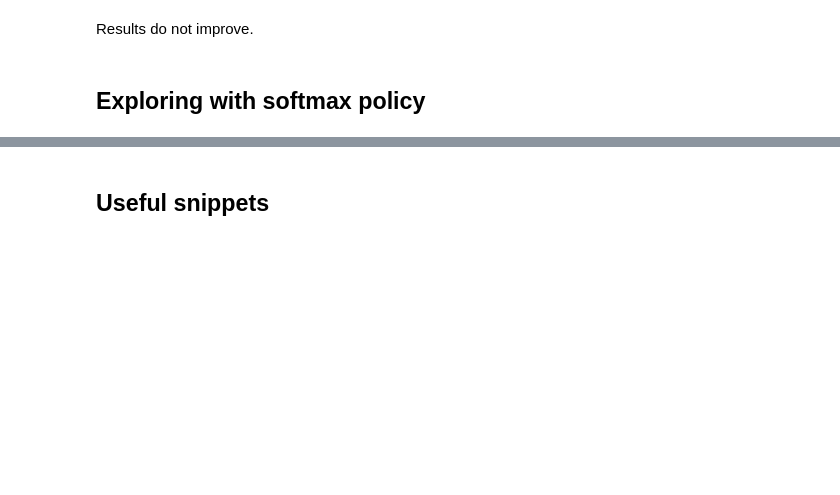
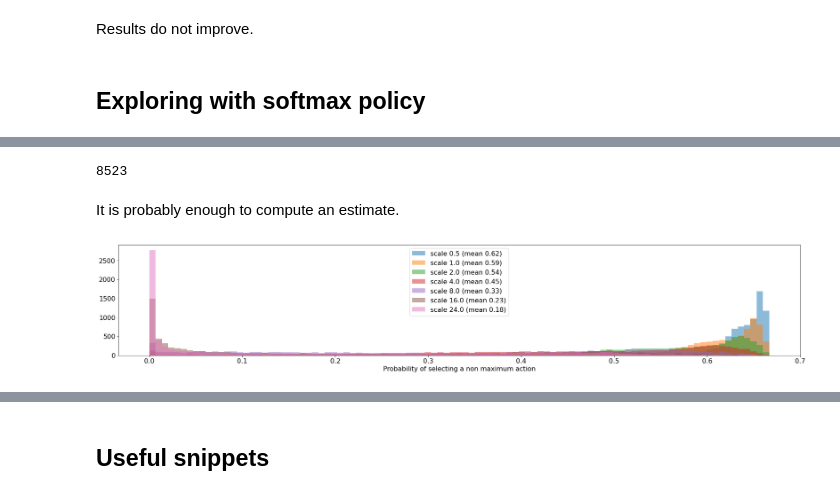
Before and after one commit to ironbar/hungry_geese, a Jupyter notebook: notebooks/006_ladder_of_agents.ipynb, the cells around one changed output, grey strips where cells are left out. Cells and saved outputs as stored; diff of their text form; code cells hidden in the pictures; blank space fills up the shorter version.

```diff
--- a/notebooks/006_ladder_of_agents.ipynb
+++ b/notebooks/006_ladder_of_agents.ipynb
@@ -2122,0 +2184,11 @@ Results do not improve.
+# %%
+env = make('hungry_geese')
+q_values = []
+for _ in tqdm(range(50)):
+    q_value_agent.reset()
+    ret = env.run([q_value_agent] + [agents[name] for name in initial_elo_ranking.index.values[1:4]])
+    print([obj['reward'] for obj in ret[-1]])
+    raw_q_values = q_value_agent.q_values
+    for idx, action in enumerate(q_value_agent.state.actions[:-1]):
+        raw_q_values[idx+1][ACTION_TO_IDX[action]] -= 1e3
+    q_values.append(raw_q_values)
@@ -2122,0 +2213,26 @@ Results do not improve.
+# %%
+q_values = np.concatenate(q_values)
+len(q_values)
+# %% [output]
+8523
+# %% [markdown]
+It is probably enough to compute an estimate.
+# %%
+def compute_probabilities(q_values, scale):
+    probabilities = np.exp(q_values*scale)
+    probabilities /= np.expand_dims(np.sum(probabilities, axis=1), axis=1)
+    return probabilities
+# %%
+def compute_probability_of_sampling_non_maximum_action(q_values, scale):
+    probabilities = compute_probabilities(q_values, scale)
+    return 1 - np.max(probabilities, axis=1)
+# %%
+bins = np.linspace(0, 2./3, 100)
+for scale in [0.5, 1, 2, 4, 8, 16, 24]:
+    probabilities = compute_probability_of_sampling_non_maximum_action(q_values, scale=scale)
+    label = 'scale %.1f (mean %.2f)' % (scale, np.mean(probabilities))
+    plt.hist(probabilities, bins, label=label, alpha=0.5)
+plt.xlabel('Probability of selecting a non maximum action')
+plt.legend(loc=0);
+# %% [output]
+[figure, added]
```
Also changed, not shown: parts of 19 cells of this notebook, 7 other files.
